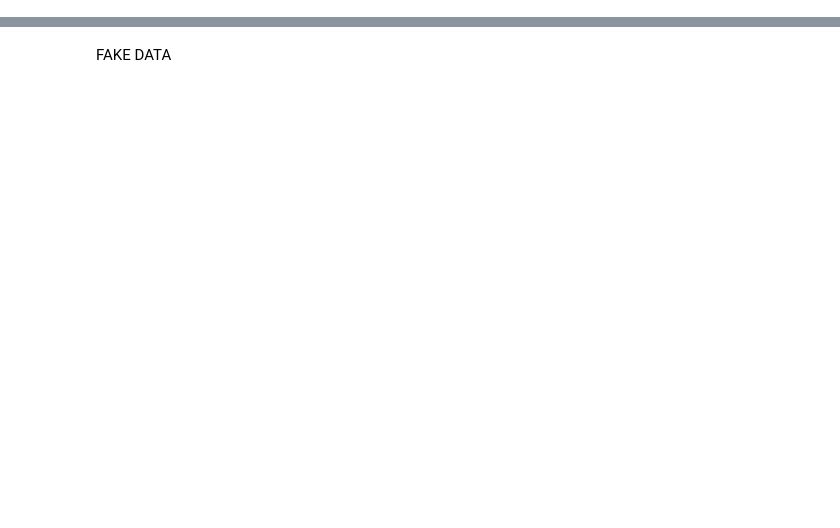
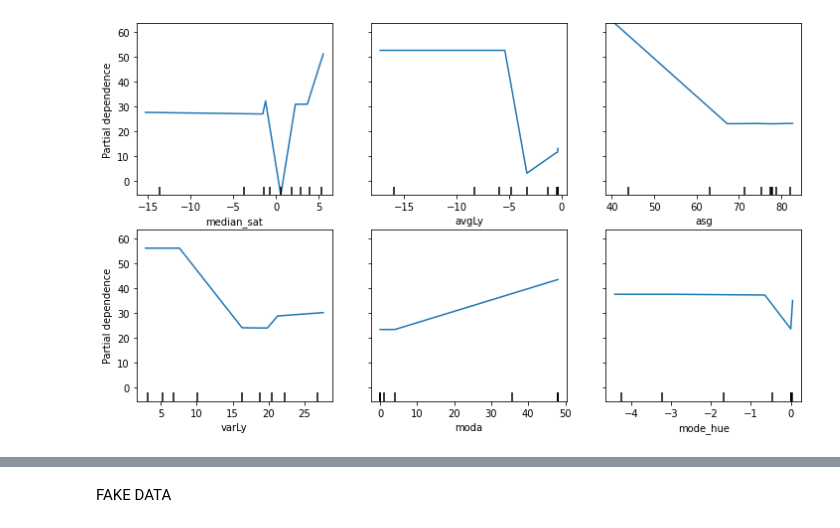
Before and after one commit to asoriagomez/anonymization, a Jupyter notebook: decision_trees.ipynb, the cells around one changed output, grey strips where cells are left out. Cells and saved outputs as stored; diff of their text form; code cells hidden in the pictures; blank space fills up the shorter version.

```diff
--- a/decision_trees.ipynb
+++ b/decision_trees.ipynb
@@ -61,0 +189,9 @@ y.append(deg_results['mre'])
+# %%
+# See the partial dependency of "y" on one feature
+#names = ['mode_hue', 'median_sat', 'median_val', 'avgLy', 'varLy', 'skewness', 'kurt', 'asg', 'sobel', 'hough', 'moda', 'entrop']
+
+features = ['median_sat', 'avgLy', 'asg', 'varLy','moda', 'mode_hue']
+f, ax1 = plt.subplots(figsize=(12,7))
+plot_partial_dependence(estimator, X_train, features,feature_names=names, ax = ax1);
+# %% [output]
+[figure, added]
```
Also changed, not shown: parts of 31 cells of this notebook, 3 other files.
